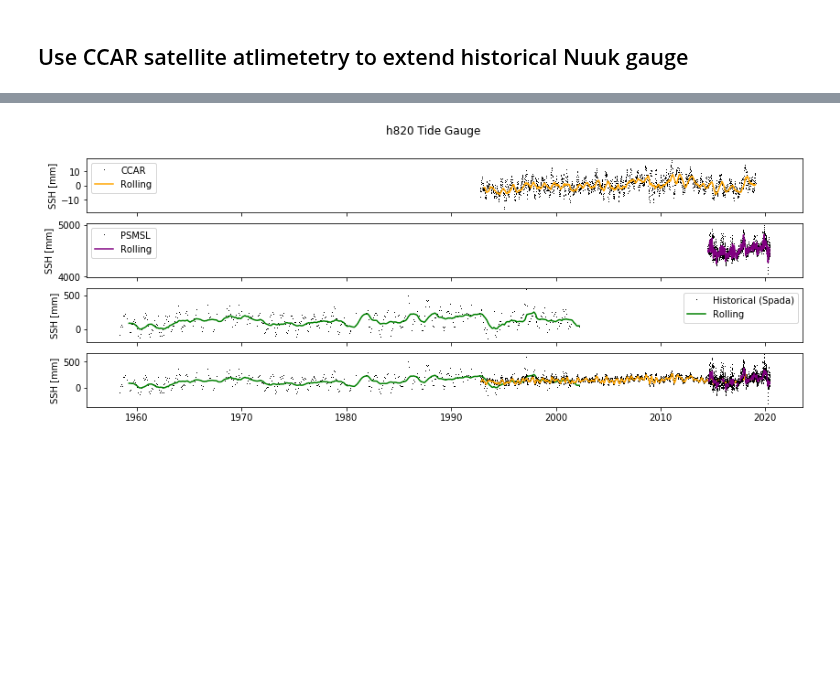
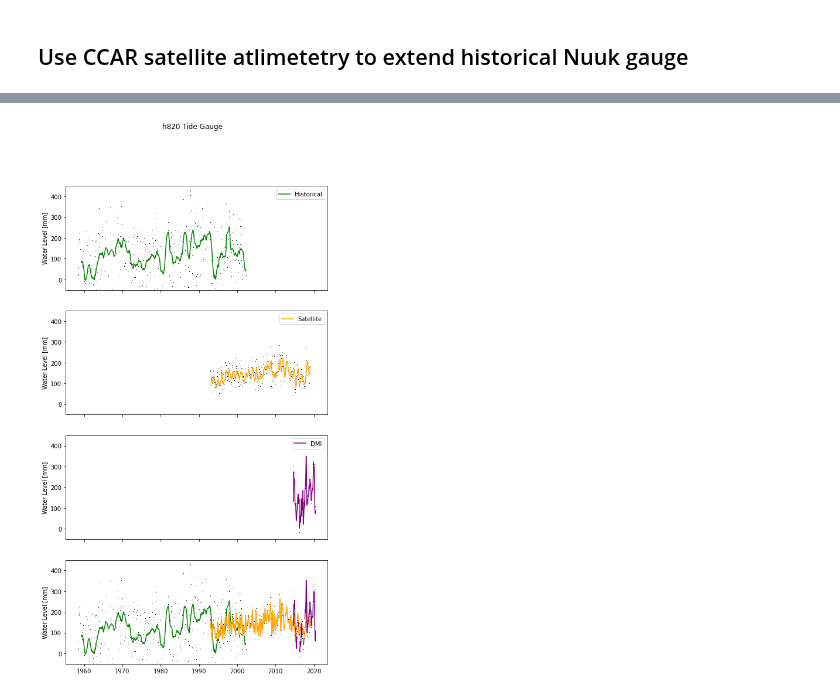
Before and after one commit to ldeo-arctictides/tidegauges-historical, a Jupyter notebook: example_read_psmsl.ipynb, the cells around one changed output, grey strips where cells are left out. Cells and saved outputs as stored; diff of their text form; code cells hidden in the pictures; blank space fills up the shorter version.

```diff
--- a/example_read_psmsl.ipynb
+++ b/example_read_psmsl.ipynb
@@ -105,7 +103,7 @@ def test_read_tidegauge_psmsl(path, columns=None):
 # %%
 dir_in = 'data/tidegauge'
 # file_in = 'h820'
-file_in = 'd820'
+file_in = 'd808'
 ext = '.csv'
 
 filepath = os.path.join(dir_in, file_in + ext)
@@ -288,8 +297,11 @@ def test_read_tidegauge_monthly(monthly_file):
 
     return df
 
+# Nuuk (spada)
+df_monthly = test_read_tidegauge_monthly('data/tidegauge/915.csv')
 
-df_monthly = test_read_tidegauge_monthly('data/tidegauge/m1935.csv')
+# QIKI
+# df_monthly = test_read_tidegauge_monthly('data/tidegauge/m1935.csv')
 
 # convert cm to mm
 # df_monthly['SSH'] = df_monthly['SSH'] * 10
@@ -510,47 +522,51 @@ Mean CCAR: -14.758600593937764
 Mean PSMSL: 4502.002636783124
 # %%
-fig, axes = plt.subplots(4, 1, sharex=True, figsize=(14,5))
+fig, axes = plt.subplots(4, 1, sharex=True, figsize=(8,15))
 fig.suptitle('Sharing both axes')
 
-axes[0].plot(df_CCAR.SSH,
-            color='black', marker=',', linestyle='', label='CCAR')
-axes[0].plot(df_CCAR.SSH.rolling(30).mean(),
-            color='orange', linestyle='-', label='Rolling')
-axes[1].plot(df.SSH,
-            color='black', marker=',', linestyle='', label='PSMSL')
-axes[1].plot(df.SSH.interpolate().rolling(12).mean(),
-            color='purple', linestyle='-', label='Rolling')
-axes[2].plot(df_monthly.SSH,
-            color='black', marker=',', linestyle='', label='Historical (Spada)')
-axes[2].plot(df_monthly.SSH.interpolate().rolling(12).mean(),
-            color='green', linestyle='-', label='Rolling')
+axes[1].plot(df_CCAR.SSH_adj.resample('M').mean(),
+            color='black', marker=',', linestyle='', label='')
+axes[1].plot(df_CCAR.SSH_adj.rolling(30).mean().resample('M').mean(),
+            color='orange', linestyle='-', label='Satellite')
+axes[2].plot(df.SSH_adj.resample('M').mean(),
+            color='black', marker=',', linestyle='', label='')
+axes[2].plot(df.SSH_adj.interpolate().rolling(12).mean().resample('M').mean(),
+            color='purple', linestyle='-', label='DMI')
+axes[0].plot(df_monthly.SSH,
+            color='black', marker=',', linestyle='', label='')
+axes[0].plot(df_monthly.SSH.interpolate().rolling(12).mean(),
+            color='green', linestyle='-', label='Historical')
 
 axes[3].plot(df_monthly.SSH,
-            color='black', marker=',', linestyle='', label='Historical (Spada)')
+            color='black', marker=',', linestyle='', label='')
 axes[3].plot(df_monthly.SSH.interpolate().rolling(12).mean(),
-            color='green', linestyle='-', label='Rolling')
-axes[3].plot(df_CCAR.SSH_adj,
-            color='black', marker=',', linestyle='', label='Adjusted')
-axes[3].plot(df_CCAR.SSH_adj.interpolate().rolling(12).mean(),
-            color='orange', linestyle='-', label='Rolling')
-axes[3].plot(df.SSH_adj,
-            color='black', marker=',', linestyle='', label='PSMSL')
-axes[3].plot(df.SSH_adj.rolling(30).mean(),
-            color='purple', linestyle='-', label='Rolling')
+            color='green', linestyle='-', label='Historical')
+axes[3].plot(df_CCAR.SSH_adj.resample('M').mean(),
+            color='black', marker=',', linestyle='', label='')
+axes[3].plot(df_CCAR.SSH_adj.interpolate().rolling(12).mean().resample('M').mean(),
+            color='orange', linestyle='-', label='Satellite')
+axes[3].plot(df.SSH_adj.resample('M').mean(),
+            color='black', marker=',', linestyle='', label='')
+axes[3].plot(df.SSH_adj.rolling(30).mean().resample('M').mean(),
+            color='purple', linestyle='-', label='DMI')
 
 plt.suptitle(f'{file_in} Tide Gauge')
-axes[0].set_ylabel('SSH [mm]')
+axes[0].set_ylabel('Water Level [mm]')
 axes[0].legend()
-axes[1].set_ylabel('SSH [mm]')
+axes[0].set_ylim([-50, 450])
+axes[1].set_ylabel('Water Level [mm]')
 axes[1].legend()
-axes[2].set_ylabel('SSH [mm]')
+axes[1].set_ylim([-50, 450])
+axes[2].set_ylabel('Water Level [mm]')
 axes[2].legend()
-axes[3].set_ylabel('SSH [mm]')
+axes[2].set_ylim([-50, 450])
+axes[3].set_ylabel('Water Level [mm]')
 # axes[3].legend()
+axes[3].set_ylim([-50, 450])
 
 plt.savefig('figs/lineplot_stacked_TG_Nuuk_CCARPSMSLSPADA+combined.png')
 # %% [output]
-[figure, old version]
+[figure, new version]
 # %%
 df_monthly['SSH_adj'] = df_monthly['SSH']
 df_combined = []
```
Also changed, not shown: parts of 24 cells of this notebook, 39 other files.
